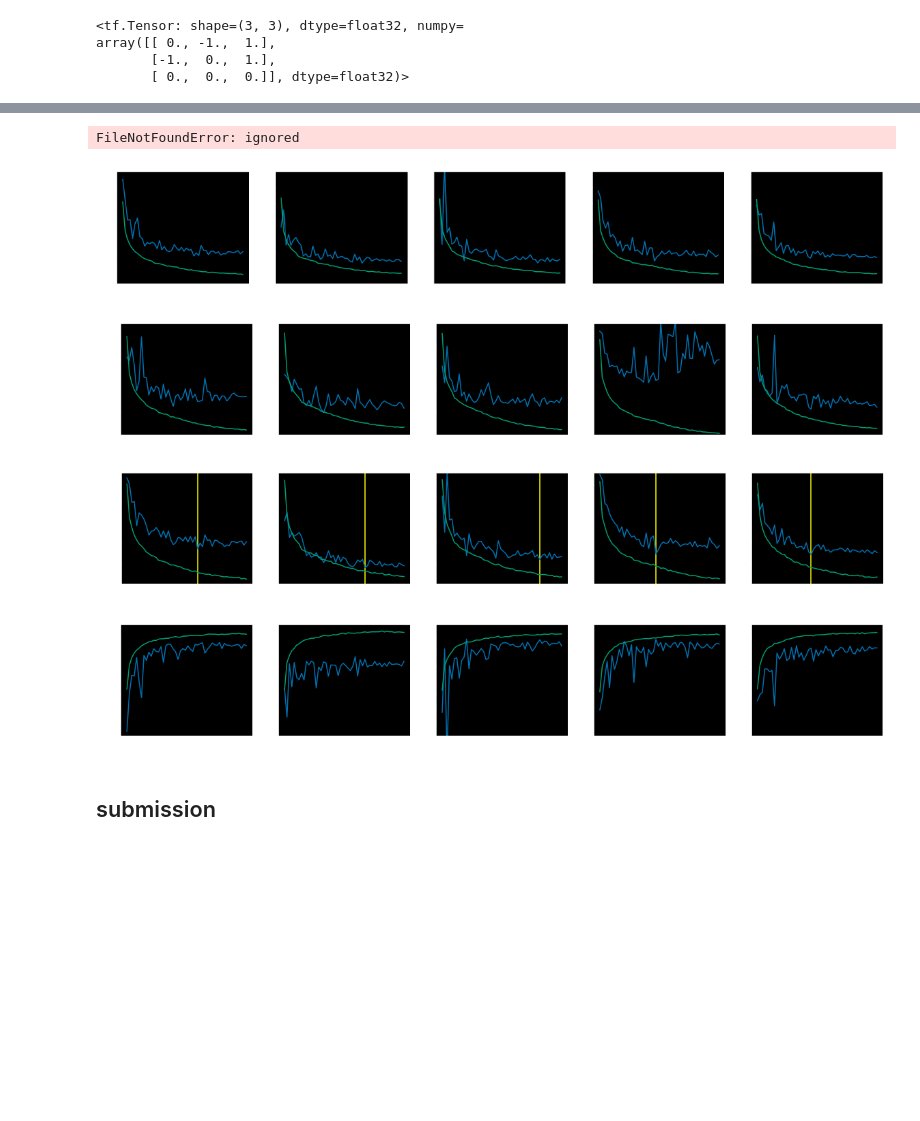
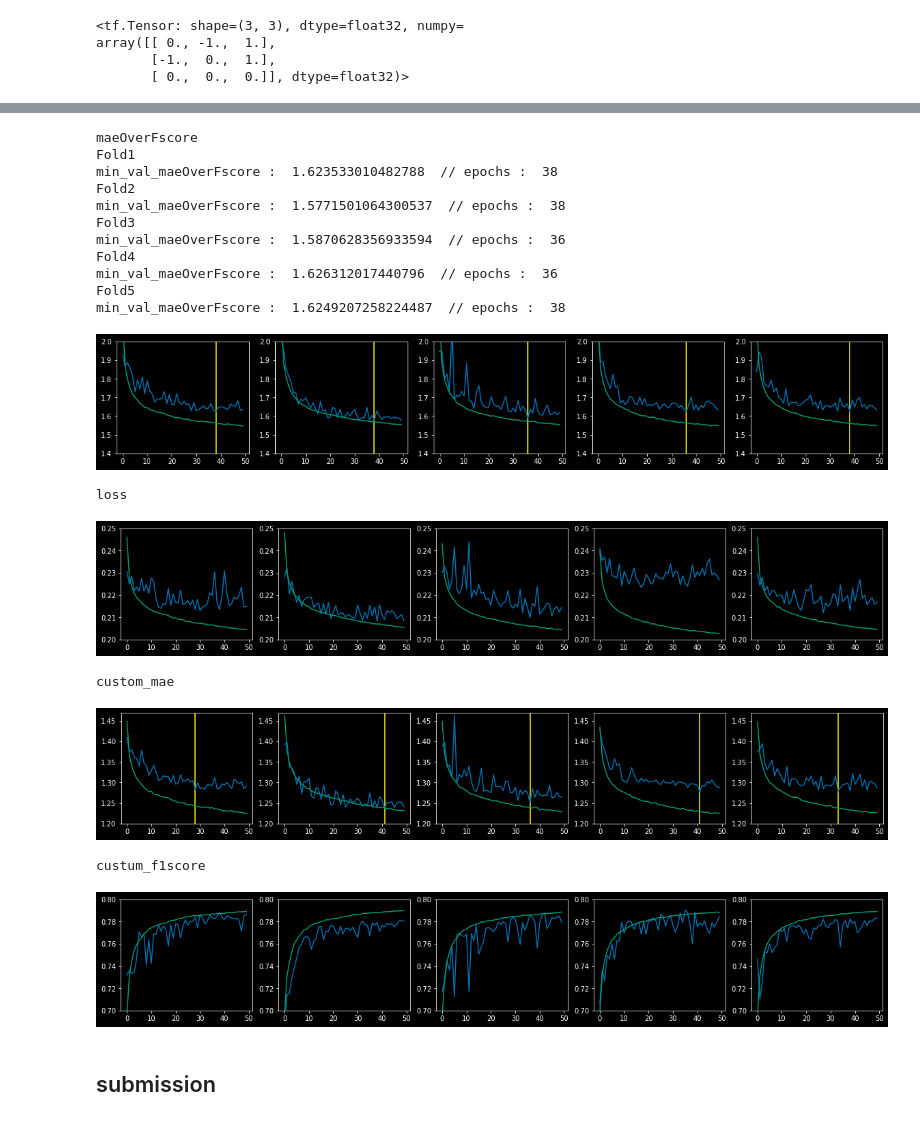
Before and after one commit to deagwon97/dacon-satellite-precipitation, a Jupyter notebook: ResNet_base_model_TPU.ipynb, the cells around one changed output, grey strips where cells are left out. Saved outputs shown, nothing was run; the diff lists cells and outputs as text; code cells hidden in the pictures; blank space fills up the shorter version.

```diff
--- a/ResNet_base_model_TPU.ipynb
+++ b/ResNet_base_model_TPU.ipynb
@@ -413,26 +413,38 @@ INFO:tensorflow:*** Num TPU Cores: 8
 #read history and model
 histories = []
 models = []
-for i in range(3):
-    i = i+1
+for i in range(5):
     history= pickle.load(open(f'/content/drive/My Drive/2020 Kaggle Study/deagwon/resnet_augment8/histtory_{i}', 'rb'))
     model = tf.keras.models.load_model(f'/content/drive/My Drive/2020 Kaggle Study/deagwon/resnet_augment8/restnet_model_{i}.h5', compile = False)
     histories.append(history)
     models.append(model)
-# %% [output]
-FileNotFoundError: ignored
 # %%
 #maeOverFscore
 print('maeOverFscore')
 plt.figure(figsize = (20,3))
 for i in range(5):
     plt.subplot(1,5,i+1)
+    min_ndex = np.argmin(histories[i]['val_maeOverFscore'])
     plt.plot(histories[i]['val_maeOverFscore'])
     plt.plot(histories[i]['maeOverFscore'])
-    plt.ylim([1.6,2.3])
+    plt.vlines(min_ndex, ymin = 0,ymax=2, colors = 'yellow')
+    plt.ylim([1.4,2.0])
+    print(f'Fold{i+1}')
+    print('min_val_maeOverFscore : ', np.min(histories[i]['val_maeOverFscore']),' // epochs : ', np.argmin(histories[i]['val_maeOverFscore']))
 plt.show()
 # %% [output]
+maeOverFscore
+Fold1
+min_val_maeOverFscore :  1.623533010482788  // epochs :  38
+Fold2
+min_val_maeOverFscore :  1.5771501064300537  // epochs :  38
+Fold3
+min_val_maeOverFscore :  1.5870628356933594  // epochs :  36
+Fold4
+min_val_maeOverFscore :  1.626312017440796  // epochs :  36
+Fold5
+min_val_maeOverFscore :  1.6249207258224487  // epochs :  38
-[figure, old version]
+[figure, new version]
 # %%
 # loss
 print('loss')
@@ -444,7 +456,8 @@ for i in range(5):
     plt.ylim([0.20,0.25])
 plt.show()
 # %% [output]
+loss
-[figure, old version]
+[figure, new version]
 # %%
 # custom_mae
 print('custom_mae')
@@ -458,19 +471,21 @@ for i in range(5):
     plt.ylim([1.20,1.47])
 plt.show()
 # %% [output]
+custom_mae
-[figure, old version]
+[figure, new version]
 # %%
 # f1_metric
-print('f1_metric')
+print('custum_f1score')
 plt.figure(figsize = (20,3))
 for i in range(5):
     plt.subplot(1,5,i+1)
-    plt.plot(histories[i]['val_f1_metric'])
-    plt.plot(histories[i]['f1_metric'])
-    plt.ylim([0.65,0.73])
+    plt.plot(histories[i]['val_custum_f1score'])
+    plt.plot(histories[i]['custum_f1score'])
+    plt.ylim([0.7,0.80])
 plt.show()
 # %% [output]
+custum_f1score
-[figure, old version]
+[figure, new version]
 # %% [markdown]
 ## submission
 # %%
```
Also changed, not shown: parts of 5 cells of this notebook.
